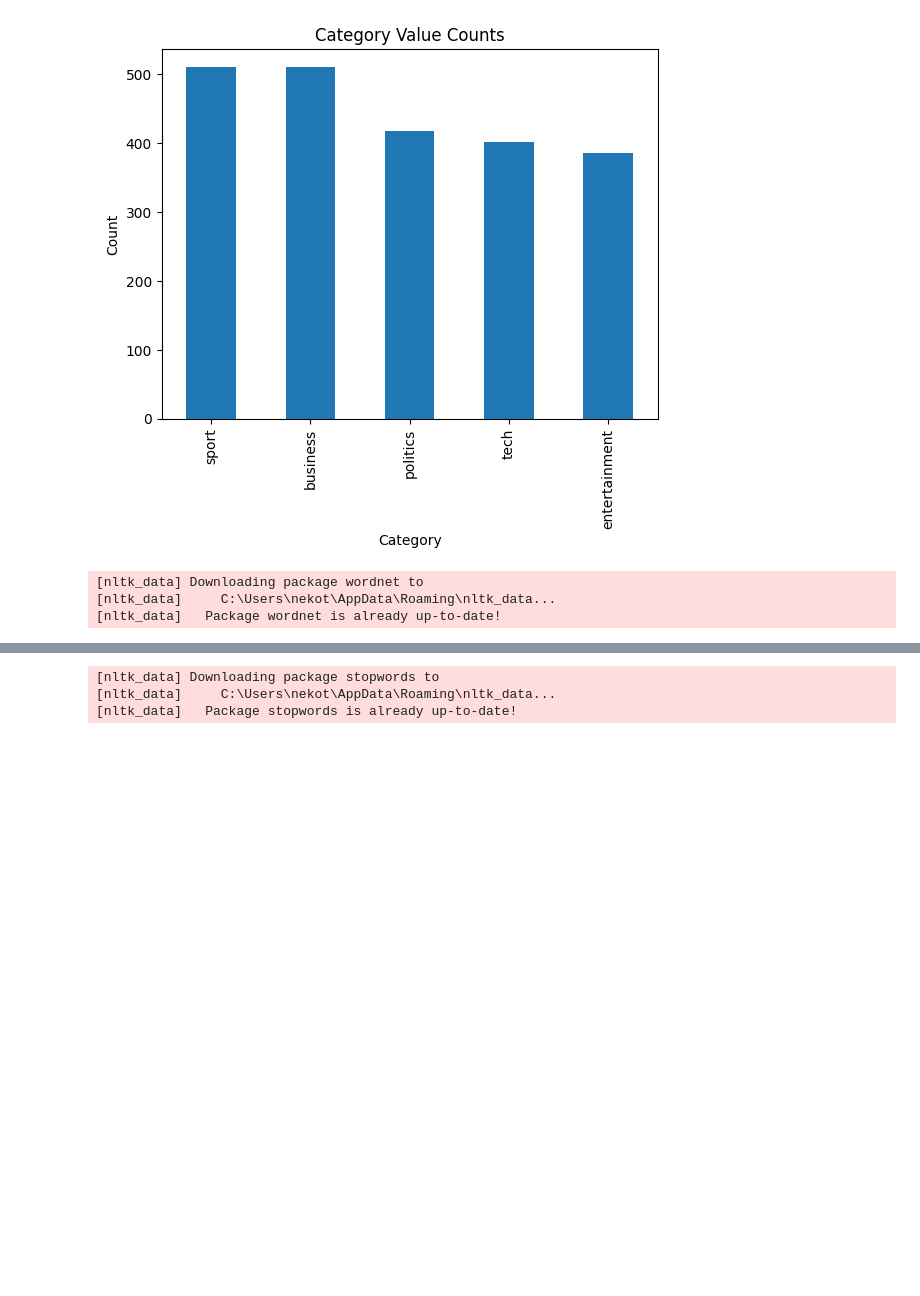
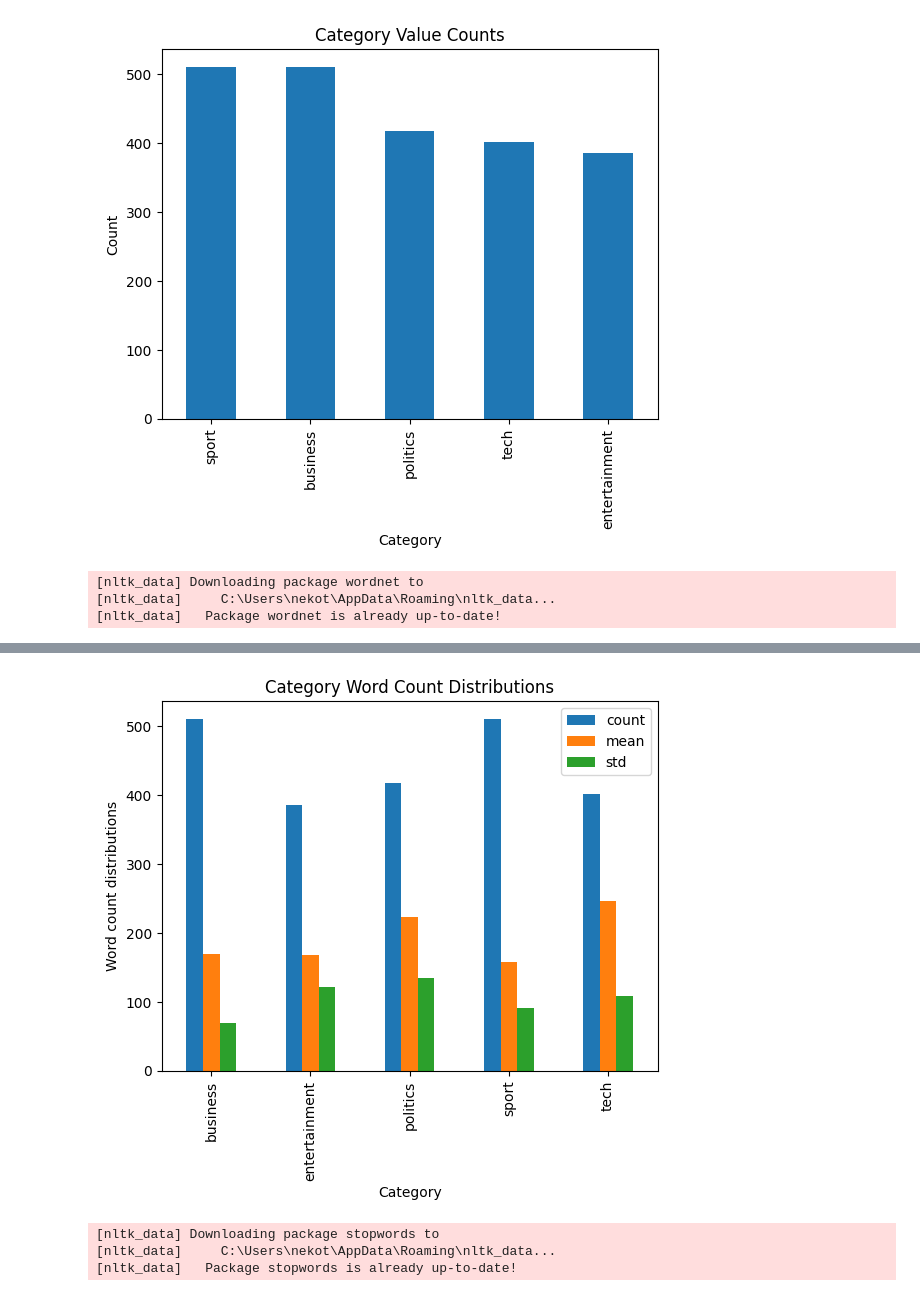
Before and after one commit to AI-Studio-News-Copilot/microsoft-news-copilot, a Jupyter notebook: data-prep.ipynb, the cells around one changed output, grey strips where cells are left out. Cells and saved outputs as stored; diff of their text form; code cells hidden in the pictures; blank space fills up the shorter version.

```diff
--- a/data-prep.ipynb
+++ b/data-prep.ipynb
@@ -143,6 +143,16 @@ tech           1272.0
 | 2 | business | 003.txt | Yukos unit buyer faces loan claim | The owners of embattled Russian o... | [owner, embattled, russian, oil, ... | 142 |
 | 3 | business | 004.txt | High fuel prices hit BA's profits | British Airways has blamed high f... | [british, airway, blamed, high, f... | 211 |
 | 4 | business | 005.txt | Pernod takeover talk lifts Domecq | Shares in UK drinks and food firm... | [share, uk, drink, food, firm, al... | 147 |
+# %%
+stats = category_word_count_distribution[['count', 'mean', 'std']]
+stats.plot(kind='bar')
+plt.xlabel('Category')
+plt.ylabel('Word count distributions')
+plt.title('Category Word Count Distributions')
+
+plt.show()
+# %% [output]
+[figure, added]
 # %%
 from sklearn.model_selection import train_test_split
 from sklearn.feature_extraction.text import TfidfVectorizer
```
Also changed, not shown: parts of 1 cell of this notebook.
